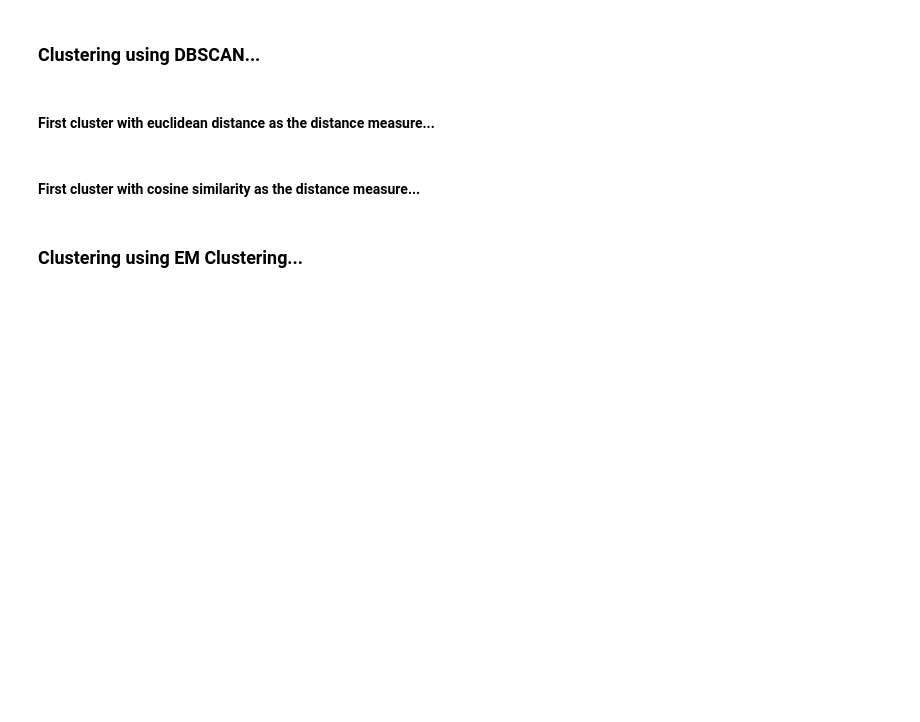
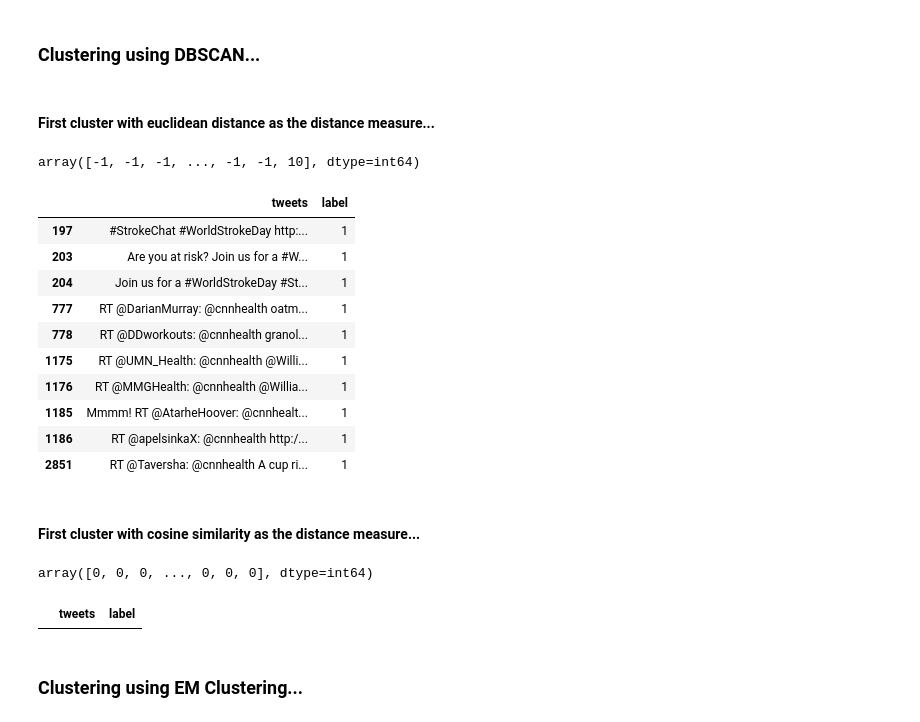
Before and after one commit to adamjbrennan/csds435-project2, a Jupyter notebook: project2.ipynb, the cells around one changed output. Saved outputs shown, nothing was run; the diff lists cells and outputs as text; code cells hidden in the pictures; blank space fills up the shorter version.

```diff
--- a/project2.ipynb
+++ b/project2.ipynb
@@ -311,8 +362,55 @@ df[df['label'] == 0]
 ### Clustering using DBSCAN...
 # %% [markdown]
 #### First cluster with euclidean distance as the distance measure...
+# %%
+bow = get_bag_of_words_matrix(tweets_list)
+
+cluster = DBSCAN(eps=3, min_samples=2).fit(bow)
+
+labels = cluster.labels_
+labels
+# %% [output]
+array([-1, -1, -1, ..., -1, -1, 10], dtype=int64)
+# %%
+df = pd.DataFrame({
+    'tweets': tweets_list,
+    'label': labels
+})
+
+df[df['label'] == 1]
+# %% [output]
+|  | tweets | label |
+| 197 | #StrokeChat #WorldStrokeDay http:... | 1 |
+| 203 | Are you at risk? Join us for a #W... | 1 |
+| 204 | Join us for a #WorldStrokeDay #St... | 1 |
+| 777 | RT @DarianMurray: @cnnhealth oatm... | 1 |
+| 778 | RT @DDworkouts: @cnnhealth granol... | 1 |
+| 1175 | RT @UMN_Health: @cnnhealth @Willi... | 1 |
+| 1176 | RT @MMGHealth: @cnnhealth @Willia... | 1 |
+| 1185 | Mmmm! RT @AtarheHoover: @cnnhealt... | 1 |
+| 1186 | RT @apelsinkaX: @cnnhealth http:/... | 1 |
+| 2851 | RT @Taversha: @cnnhealth A cup ri... | 1 |
 # %% [markdown]
 #### First cluster with cosine similarity as the distance measure...
+# %%
+bow = get_bag_of_words_matrix(tweets_list)
+normalized_bow = normalize(bow, norm='l2', axis=1)
+
+cluster = DBSCAN(eps=3, min_samples=2).fit(normalized_bow)
+
+labels = cluster.labels_
+labels
+# %% [output]
+array([0, 0, 0, ..., 0, 0, 0], dtype=int64)
+# %%
+df = pd.DataFrame({
+    'tweets': tweets_list,
+    'label': labels
+})
+
+df[df['label'] == 1]
+# %% [output]
+|  | tweets | label |
 # %% [markdown]
 ### Clustering using EM Clustering...
 # %% [markdown]
```
Also changed, not shown: parts of 11 cells of this notebook.
